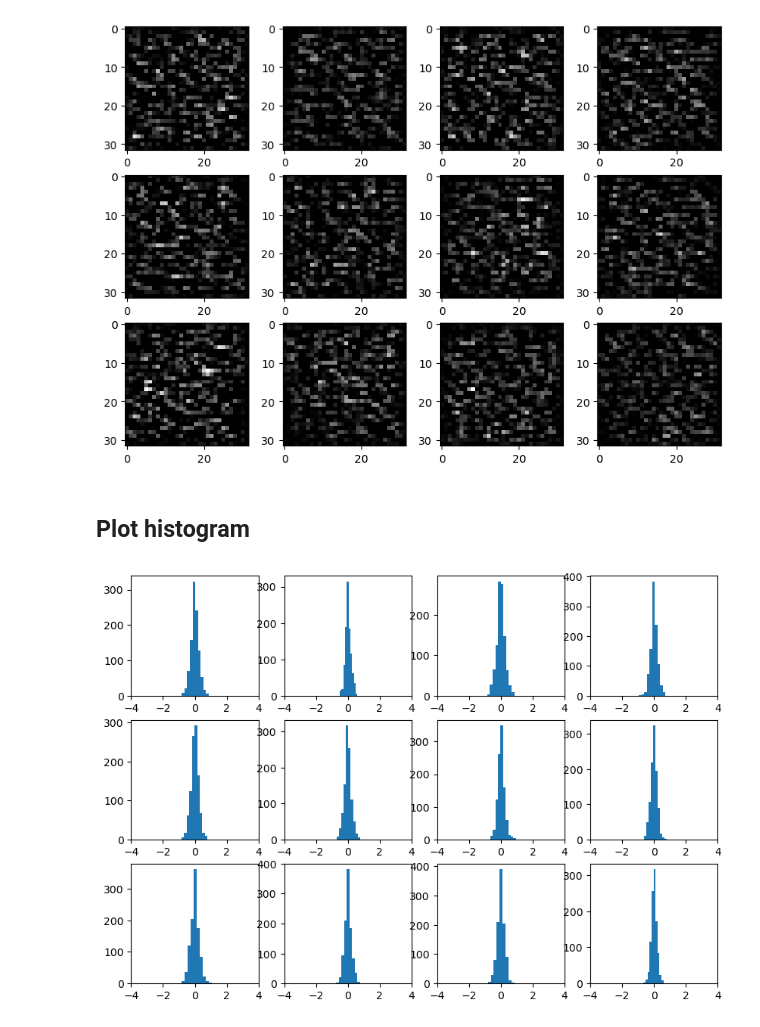
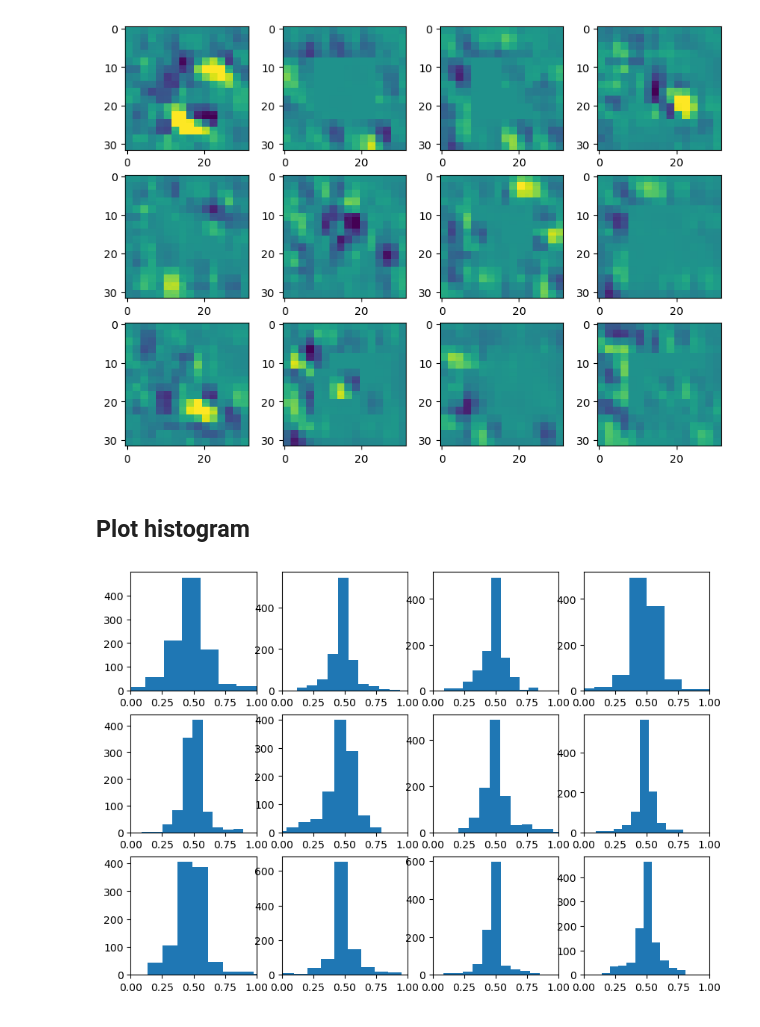
Before and after one commit to elizavetasemenova/PriorCVAE_JAX, a Jupyter notebook: experiments/population_genetics/notebooks/predictions_exploration.ipynb, the cells around one changed output. Cells and saved outputs as stored; diff of their text form; code cells hidden in the pictures.

```diff
--- a/experiments/population_genetics/notebooks/predictions_exploration.ipynb
+++ b/experiments/population_genetics/notebooks/predictions_exploration.ipynb
@@ -9,7 +9,7 @@ import flax.linen as nn
 from priorCVAE.models import CNNDecoder
 from priorCVAE.utility import load_model_params
 # %%
-output_dir = "../outputs/keiph6j6/model/"
+output_dir = "../outputs/dgbar4ew/model/"
 # %%
 params = load_model_params(output_dir)
 decoder_params = params['decoder']
@@ -27,13 +27,13 @@ out = decoder.apply({'params': decoder_params}, z)
 # %%
 fig, axs = plt.subplots(3, 4, figsize=(10, 7))
 
 for i in range(n):
     rows = int(i/4)
     cols = int(i%4)
 
-    axs[rows][cols].imshow(out[i].reshape((32, 32)), vmin=0, vmax=1, cmap="gray")
+    axs[rows][cols].imshow(out[i].reshape((32, 32)), vmin=0, vmax=1)
 # %% [output]
-[figure, old version]
+[figure, new version]
 # %% [markdown]
 ## Plot histogram
 # %%
@@ -44,7 +44,7 @@ for i, d in enumerate(out):
     axs[rows][cols].hist(d.reshape((-1,)))
     axs[rows][cols].set_xlim([0, 1])
 # %% [output]
-[figure, old version]
+[figure, new version]
 # %%
 key = jax.random.PRNGKey(random.randint(0, 9999))
 rng, z_rng = jax.random.split(key, 2)
```
Also changed, not shown: parts of 4 cells of this notebook, 2 other files.
